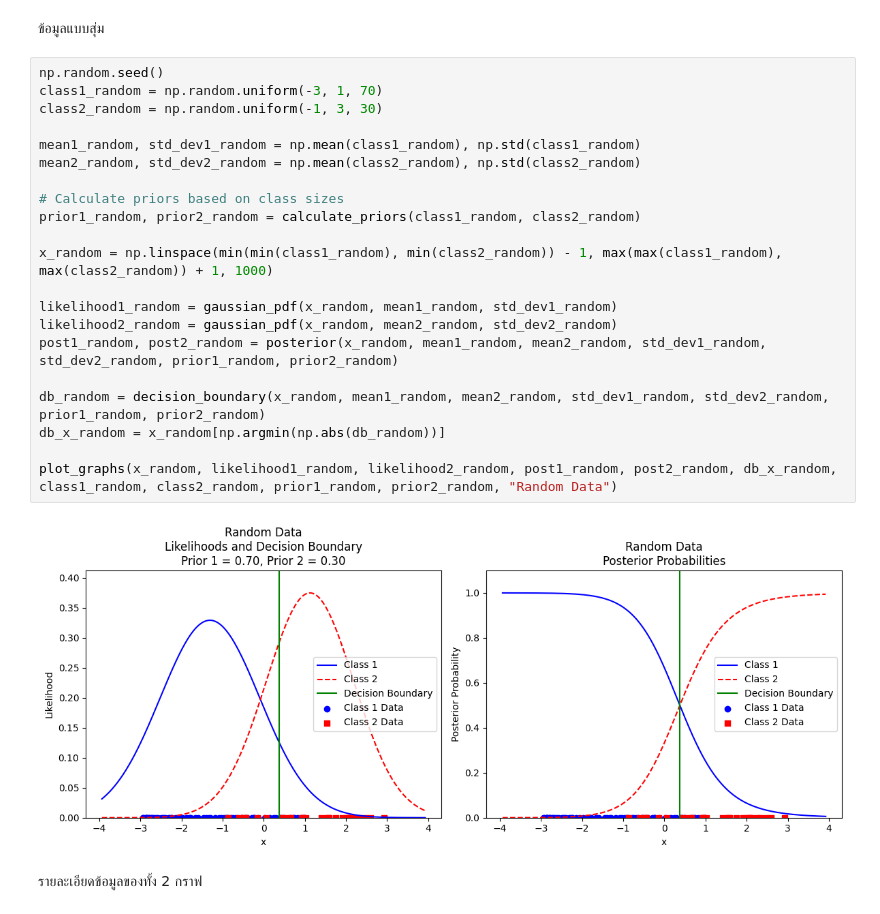
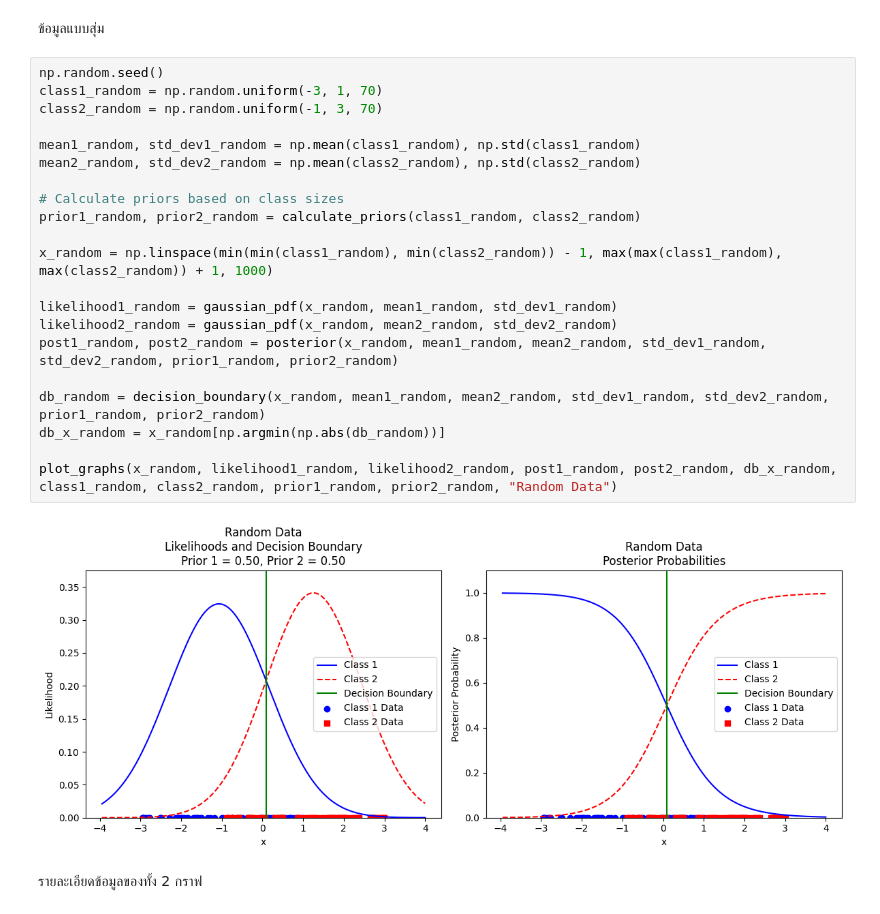
Before and after one commit to MLol-3/Machine-learning-class67, a Jupyter notebook: Bayes/Q1.ipynb, the cells around one changed output. Saved outputs shown, nothing was run; the diff lists cells and outputs as text.

```diff
--- a/Bayes/Q1.ipynb
+++ b/Bayes/Q1.ipynb
@@ -86,26 +86,26 @@ plot_graphs(x_manual, likelihood1_manual, likelihood2_manual, post1_manual, post
 # %%
 np.random.seed()
 class1_random = np.random.uniform(-3, 1, 70)
-class2_random = np.random.uniform(-1, 3, 30)
+class2_random = np.random.uniform(-1, 3, 70)
 
 mean1_random, std_dev1_random = np.mean(class1_random), np.std(class1_random)
 mean2_random, std_dev2_random = np.mean(class2_random), np.std(class2_random)
 
 # Calculate priors based on class sizes
 prior1_random, prior2_random = calculate_priors(class1_random, class2_random)
 
 x_random = np.linspace(min(min(class1_random), min(class2_random)) - 1, max(max(class1_random), max(class2_random)) + 1, 1000)
 
 likelihood1_random = gaussian_pdf(x_random, mean1_random, std_dev1_random)
 likelihood2_random = gaussian_pdf(x_random, mean2_random, std_dev2_random)
 post1_random, post2_random = posterior(x_random, mean1_random, mean2_random, std_dev1_random, std_dev2_random, prior1_random, prior2_random)
 
 db_random = decision_boundary(x_random, mean1_random, mean2_random, std_dev1_random, std_dev2_random, prior1_random, prior2_random)
 db_x_random = x_random[np.argmin(np.abs(db_random))]
 
 plot_graphs(x_random, likelihood1_random, likelihood2_random, post1_random, post2_random, db_x_random, class1_random, class2_random, prior1_random, prior2_random, "Random Data")
 # %% [output]
-[figure, old version]
+[figure, new version]
 # %% [markdown]
 รายละเอียดข้อมูลของทั้ง 2 กราฟ
 # %%
```
Also changed, not shown: parts of 2 cells of this notebook, 1 other file.
